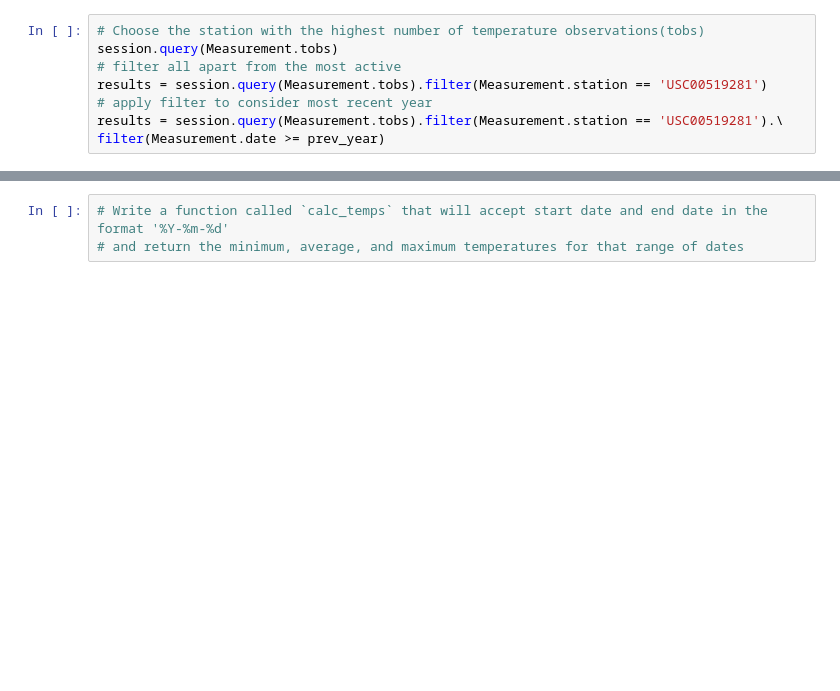
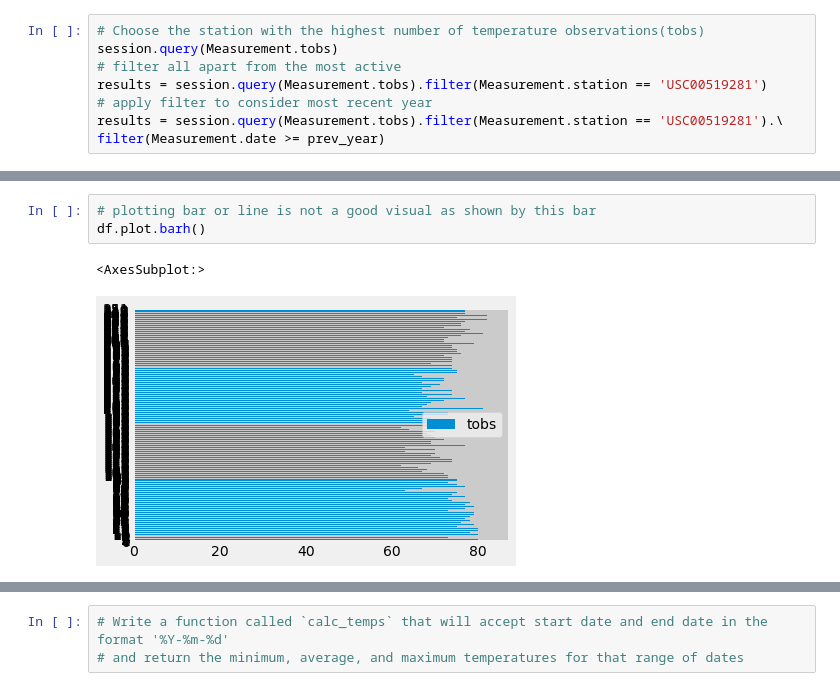
Before and after one commit to ejngotho1/surfs_up, a Jupyter notebook: climate_analysis.ipynb, the cells around one changed output, grey strips where cells are left out. Drawn from its saved outputs; the diff is of its cells as text; blank space fills up the shorter version.

```diff
--- a/climate_analysis.ipynb
+++ b/climate_analysis.ipynb
@@ -222,0 +267,6 @@ print(df)
+# %%
+# plotting bar or line is not a good visual as shown by this bar
+df.plot.barh()
+# %% [output]
+<AxesSubplot:>
+[figure, added]
```
Also changed, not shown: parts of 16 cells of this notebook.
